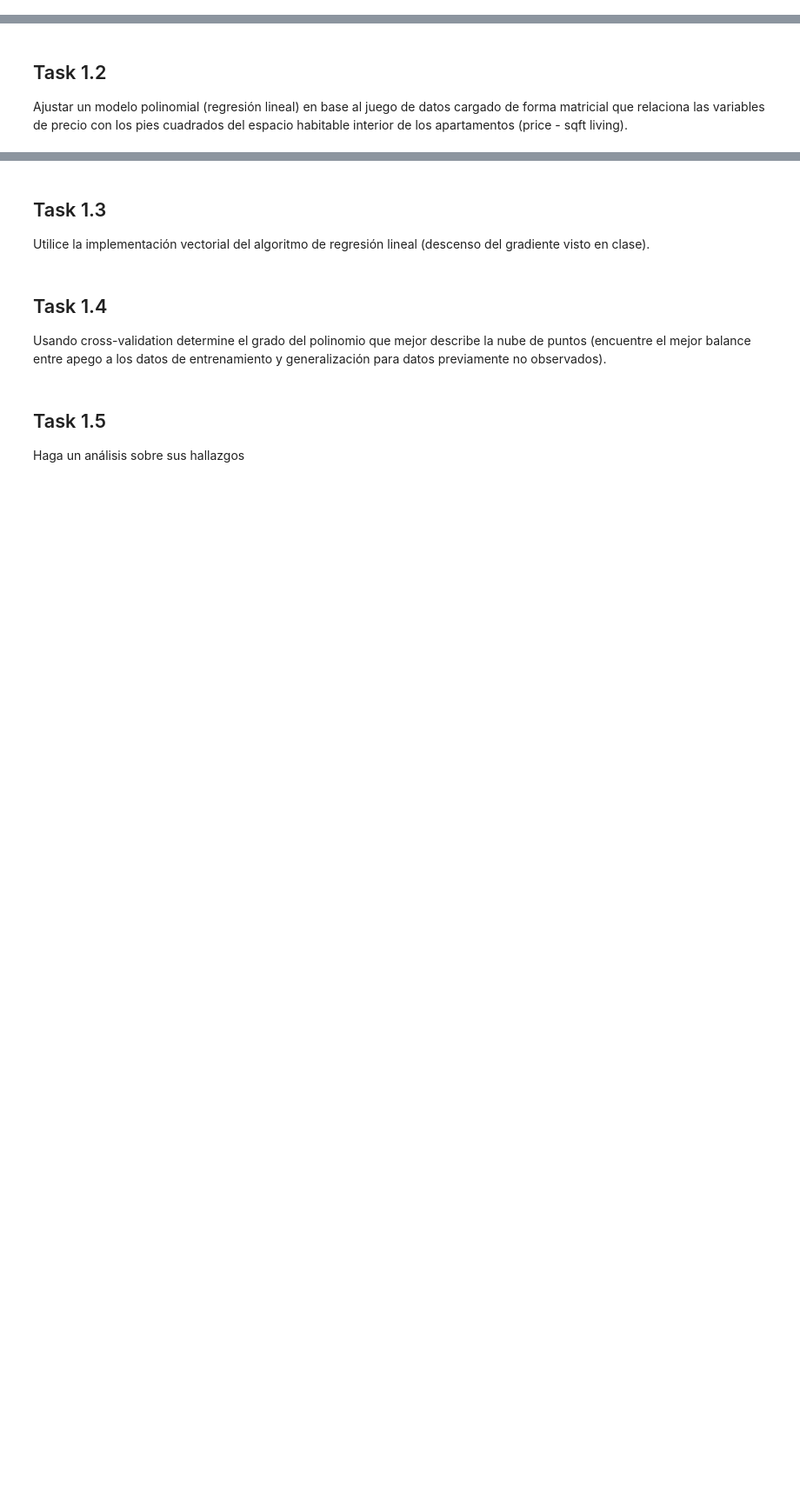
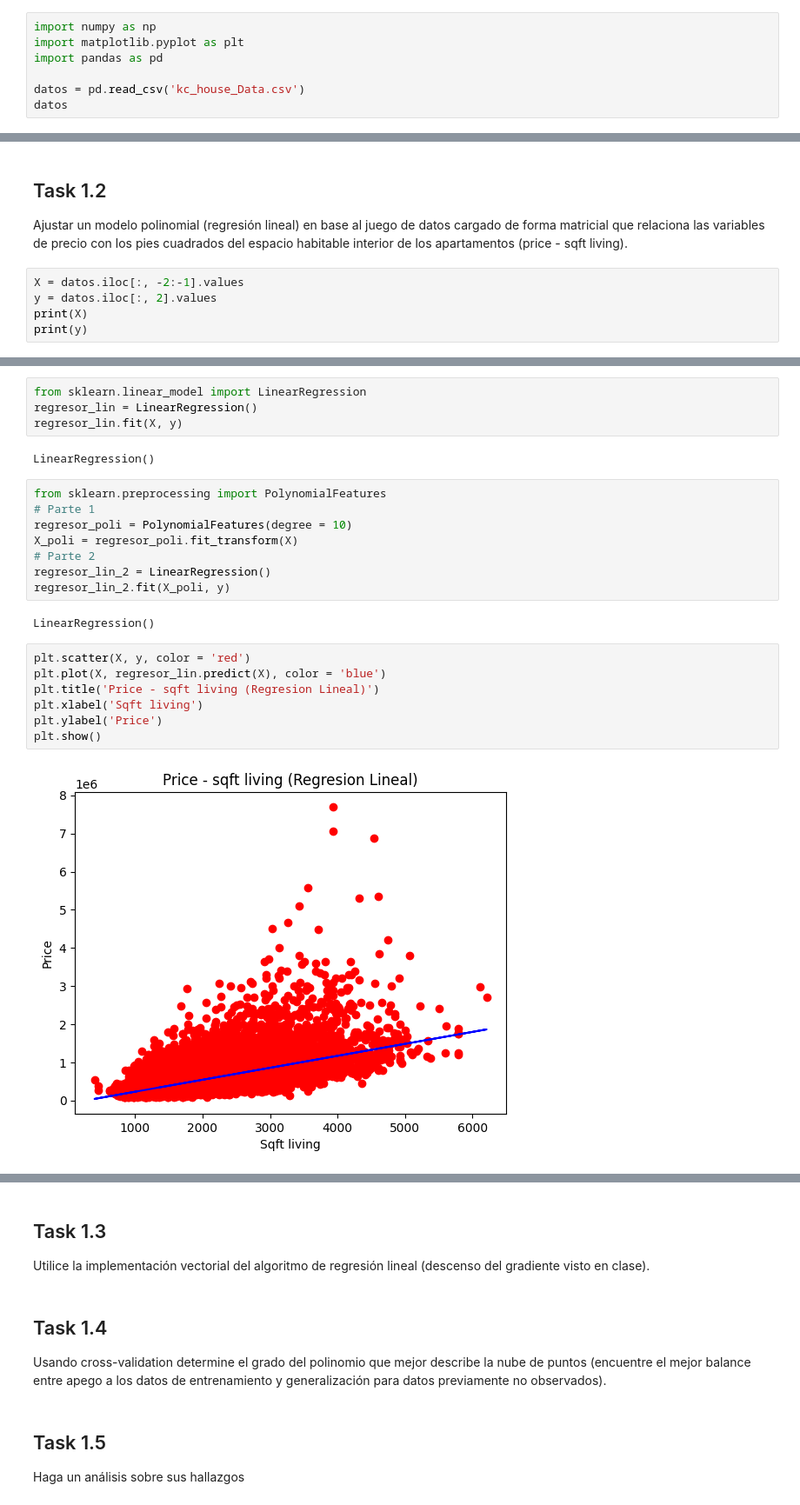
Before and after one commit to MaIsabelSolano/UVG_IA_Lab4, a Jupyter notebook: lab.ipynb, the cells around one changed output, grey strips where cells are left out. Shown at 87% size. Saved outputs shown, nothing was run; the diff lists cells and outputs as text; blank space fills up the shorter version.

```diff
--- a/lab.ipynb
+++ b/lab.ipynb
@@ -26,3 +26,10 @@ proporcionado. A continuación, se mencionan las generalidades de los pasos suge
 ## Task 1.1
 Leer el archivo CSV proporcionado (kc_house_data.csv dentro de lab4_dataset.zip) y almacenarlo en un p.array para
 ser trabajado en el notebook.
+# %%
+import numpy as np
+import matplotlib.pyplot as plt
+import pandas as pd
+
+datos = pd.read_csv('kc_house_Data.csv')
+datos
@@ -30,3 +51,8 @@ ser trabajado en el notebook.
 ## Task 1.2
 Ajustar un modelo polinomial (regresión lineal) en base al juego de datos cargado de forma matricial que relaciona
 las variables de precio con los pies cuadrados del espacio habitable interior de los apartamentos (price - sqft living).
+# %%
+X = datos.iloc[:, -2:-1].values
+y = datos.iloc[:, 2].values
+print(X)
+print(y)
@@ -32,0 +68,25 @@ las variables de precio con los pies cuadrados del espacio habitable interior de
+# %%
+from sklearn.linear_model import LinearRegression
+regresor_lin = LinearRegression()
+regresor_lin.fit(X, y)
+# %% [output]
+LinearRegression()
+# %%
+from sklearn.preprocessing import PolynomialFeatures
+# Parte 1
+regresor_poli = PolynomialFeatures(degree = 10)
+X_poli = regresor_poli.fit_transform(X)
+# Parte 2
+regresor_lin_2 = LinearRegression()
+regresor_lin_2.fit(X_poli, y)
+# %% [output]
+LinearRegression()
+# %%
+plt.scatter(X, y, color = 'red')
+plt.plot(X, regresor_lin.predict(X), color = 'blue')
+plt.title('Price - sqft living (Regresion Lineal)')
+plt.xlabel('Sqft living')
+plt.ylabel('Price')
+plt.show()
+# %% [output]
+[figure, added]
```
Also changed, not shown: parts of 4 cells of this notebook.
